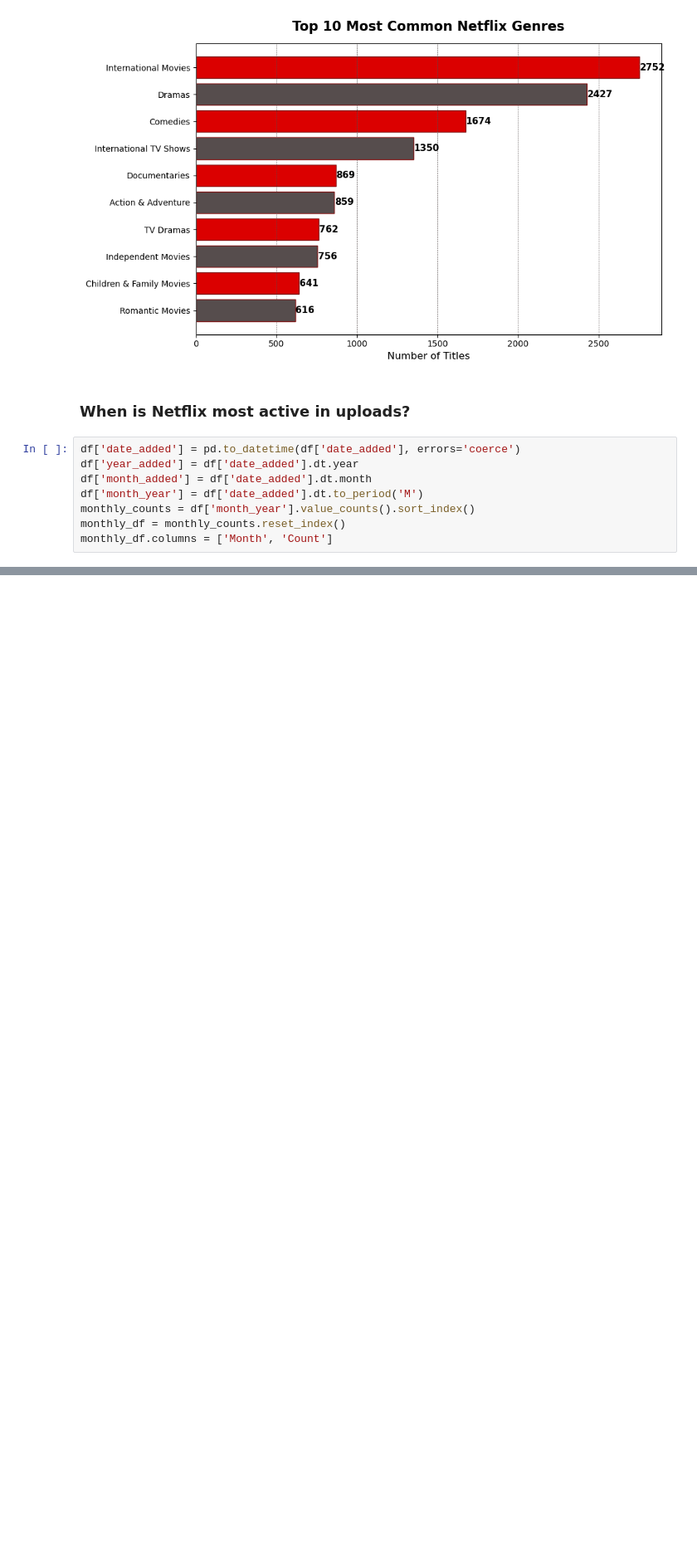
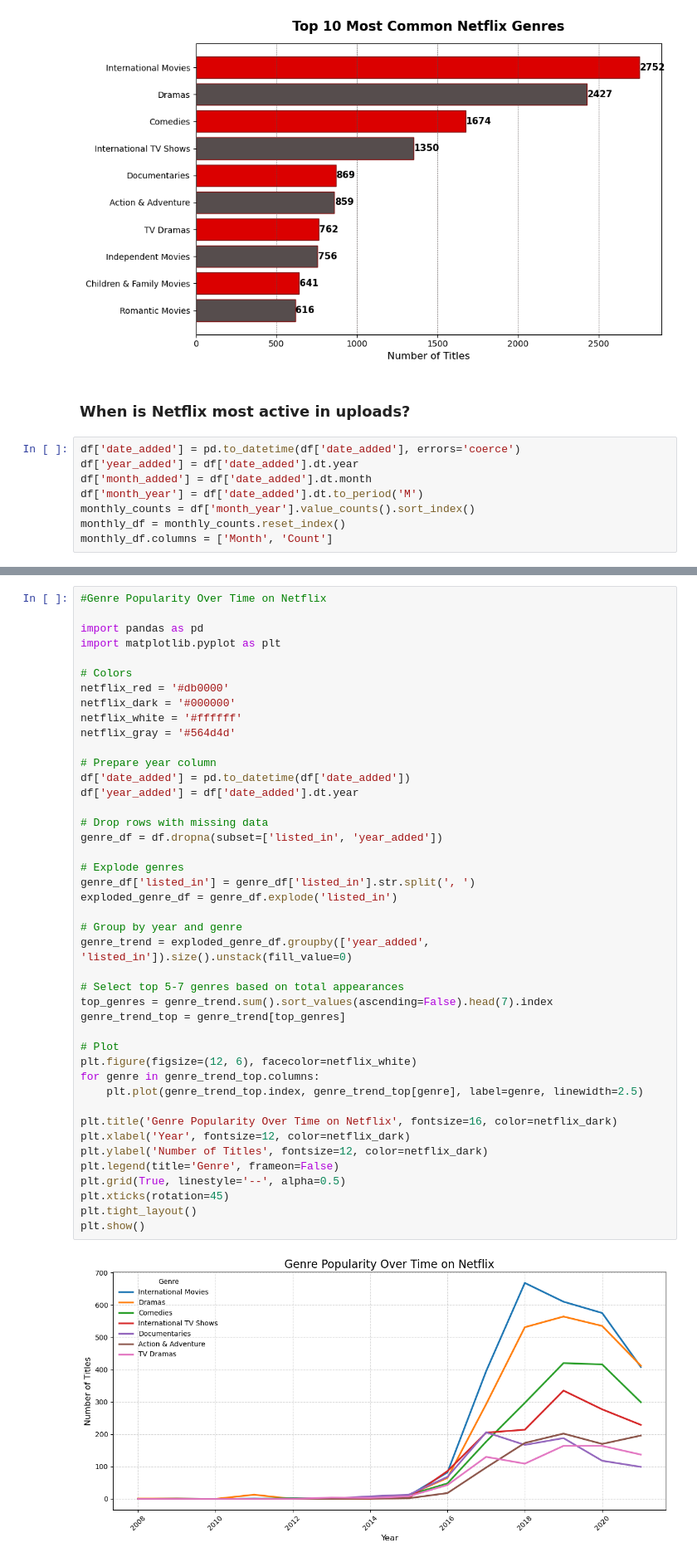
Before and after one commit to rajtejaswee/netflix-data-analysis, a Jupyter notebook: Netflix_EDA.ipynb, the cells around one changed output, grey strips where cells are left out. Shown at 83% size. Cells and saved outputs as stored; diff of their text form; blank space fills up the shorter version.

```diff
--- a/Netflix_EDA.ipynb
+++ b/Netflix_EDA.ipynb
@@ -487,0 +553,45 @@ plt.show()
+# %%
+#Genre Popularity Over Time on Netflix
+
+import pandas as pd
+import matplotlib.pyplot as plt
+
+# Colors
+netflix_red = '#db0000'
+netflix_dark = '#000000'
+netflix_white = '#ffffff'
+netflix_gray = '#564d4d'
+
+# Prepare year column
+df['date_added'] = pd.to_datetime(df['date_added'])
+df['year_added'] = df['date_added'].dt.year
+
+# Drop rows with missing data
+genre_df = df.dropna(subset=['listed_in', 'year_added'])
+
+# Explode genres
+genre_df['listed_in'] = genre_df['listed_in'].str.split(', ')
+exploded_genre_df = genre_df.explode('listed_in')
+
+# Group by year and genre
+genre_trend = exploded_genre_df.groupby(['year_added', 'listed_in']).size().unstack(fill_value=0)
+
+# Select top 5-7 genres based on total appearances
+top_genres = genre_trend.sum().sort_values(ascending=False).head(7).index
+genre_trend_top = genre_trend[top_genres]
+
+# Plot
+plt.figure(figsize=(12, 6), facecolor=netflix_white)
+for genre in genre_trend_top.columns:
+    plt.plot(genre_trend_top.index, genre_trend_top[genre], label=genre, linewidth=2.5)
+
+plt.title('Genre Popularity Over Time on Netflix', fontsize=16, color=netflix_dark)
+plt.xlabel('Year', fontsize=12, color=netflix_dark)
+plt.ylabel('Number of Titles', fontsize=12, color=netflix_dark)
+plt.legend(title='Genre', frameon=False)
+plt.grid(True, linestyle='--', alpha=0.5)
+plt.xticks(rotation=45)
+plt.tight_layout()
+plt.show()
+# %% [output]
+[figure, added]
```
Also changed, not shown: parts of 6 cells of this notebook.
